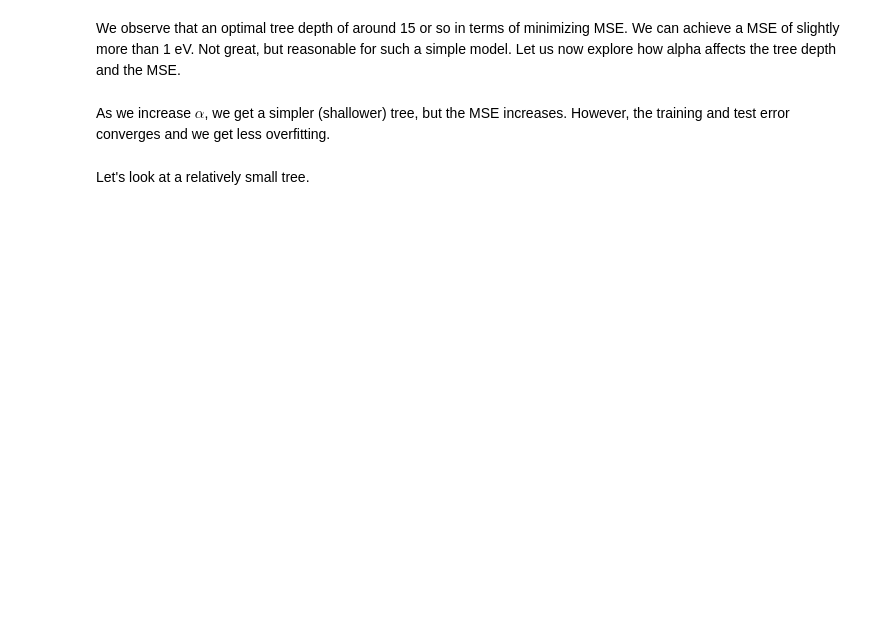
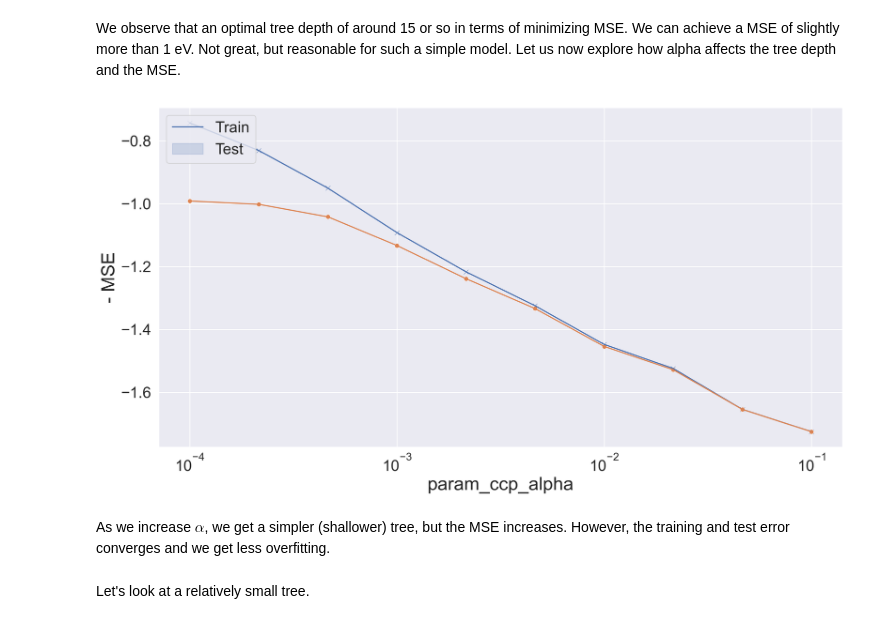
Before and after one commit to materialsvirtuallab/nano281, a Jupyter notebook: lectures/notebooks/Lecture 08 - Generalized Additive Models and Trees and Boosting.ipynb, the cells around one changed output. Saved outputs shown, nothing was run; the diff lists cells and outputs as text; code cells hidden in the pictures; blank space fills up the shorter version.

```diff
--- a/lectures/notebooks/Lecture 08 - Generalized Additive Models and Trees and Boosting.ipynb
+++ b/lectures/notebooks/Lecture 08 - Generalized Additive Models and Trees and Boosting.ipynb
@@ -301,19 +282,21 @@ plt.ylabel("-MSE");
 # %% [markdown]
 We observe that an optimal tree depth of around 15 or so in terms of minimizing MSE. We can achieve a MSE of slightly more than 1 eV. Not great, but reasonable for such a simple model. Let us now explore how alpha affects the tree depth and the MSE.
 # %%
-decision_tree = DecisionTreeRegressor(criterion="mse", random_state=0, max_depth=15)
+decision_tree = DecisionTreeRegressor(criterion='squared_error', random_state=0, max_depth=15)
 
 gs = GridSearchCV(
     decision_tree,
     param_grid={"ccp_alpha": np.logspace(-4, -1, 10)},
     return_train_score=True,
     scoring="neg_mean_squared_error",
     cv=kfold,
 )
 gs.fit(x, y_reg)
 plot_grid_search_results(gs)
 plt.ylabel("- MSE")
 plt.xscale("log");
+# %% [output]
+[figure, added]
 # %% [markdown]
 As we increase $\alpha$, we get a simpler (shallower) tree, but the MSE increases. However, the training and test error converges and we get less overfitting.
 # %% [markdown]
```
Also changed, not shown: parts of 28 cells of this notebook, 1 other file.
